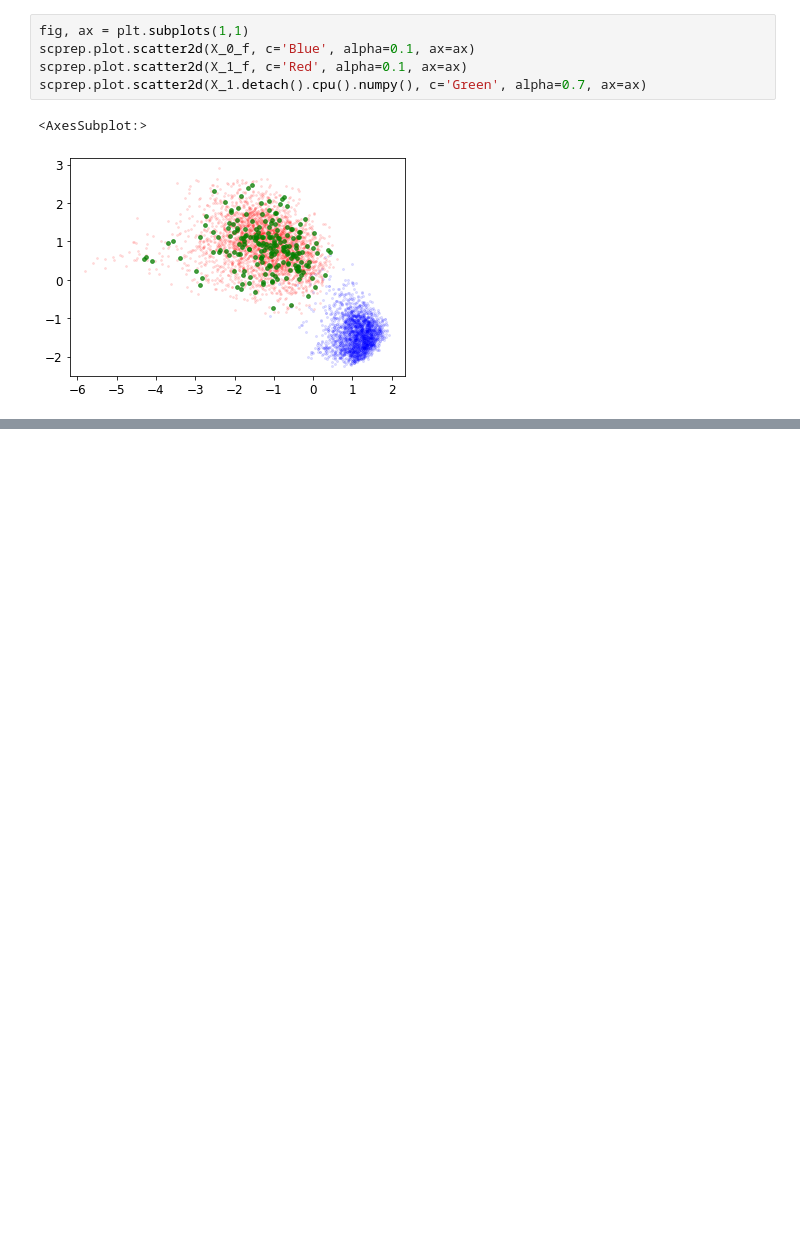
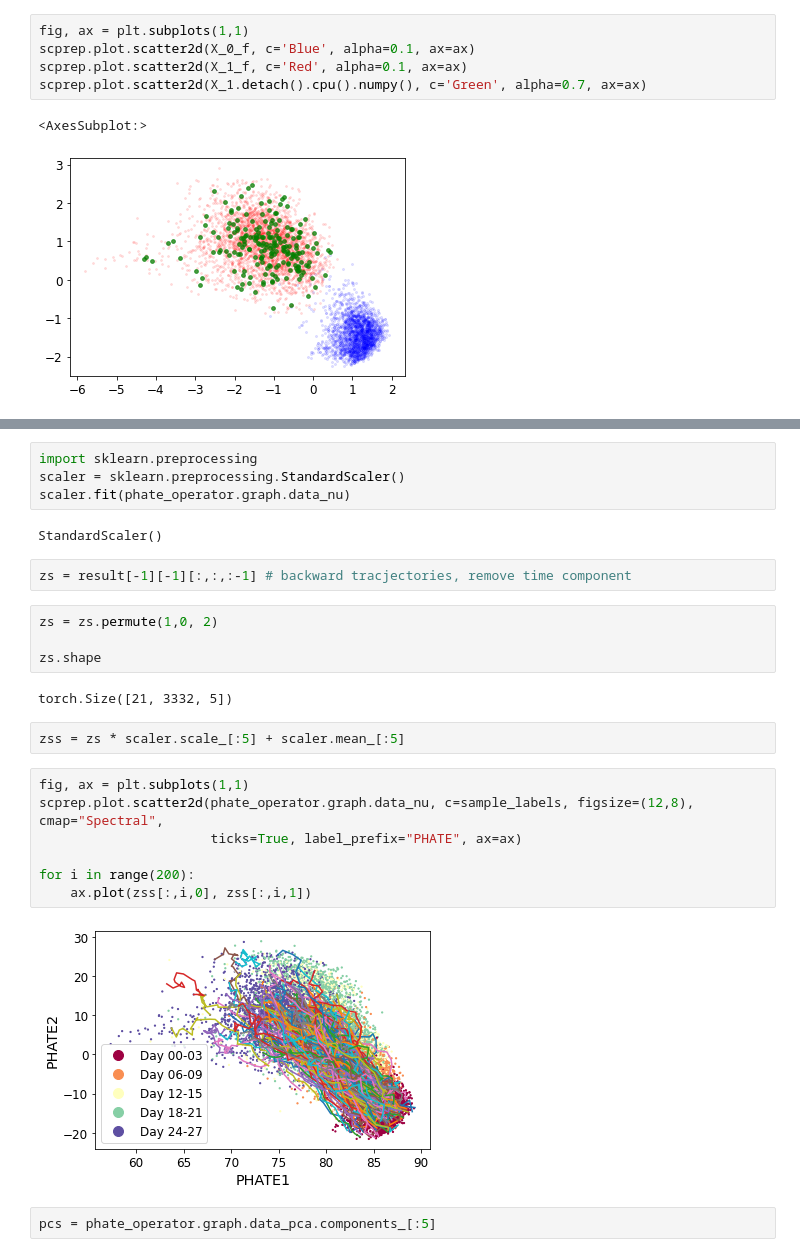
Before and after one commit to franciscovargas/GP_Sinkhorn, a Jupyter notebook: notebooks/EB_dataset.ipynb, the cells around one changed output, grey strips where cells are left out. Drawn from its saved outputs; the diff is of its cells as text; blank space fills up the shorter version.

```diff
--- a/notebooks/EB_dataset.ipynb
+++ b/notebooks/EB_dataset.ipynb
@@ -92,0 +131,27 @@ scprep.plot.scatter2d(X_1.detach().cpu().numpy(), c='Green', alpha=0.7, ax=ax)
+# %%
+import sklearn.preprocessing
+scaler = sklearn.preprocessing.StandardScaler()
+scaler.fit(phate_operator.graph.data_nu)
+# %% [output]
+StandardScaler()
+# %%
+zs = result[-1][-1][:,:,:-1] # backward tracjectories, remove time component
+# %%
+zs = zs.permute(1,0, 2)
+
+zs.shape
+# %% [output]
+torch.Size([21, 3332, 5])
+# %%
+zss = zs * scaler.scale_[:5] + scaler.mean_[:5]
+# %%
+fig, ax = plt.subplots(1,1)
+scprep.plot.scatter2d(phate_operator.graph.data_nu, c=sample_labels, figsize=(12,8), cmap="Spectral",
+                      ticks=True, label_prefix="PHATE", ax=ax)
+
+for i in range(200):
+    ax.plot(zss[:,i,0], zss[:,i,1])
+# %% [output]
+[figure, added]
+# %%
+pcs = phate_operator.graph.data_pca.components_[:5]
```
Also changed, not shown: parts of 26 cells of this notebook.
